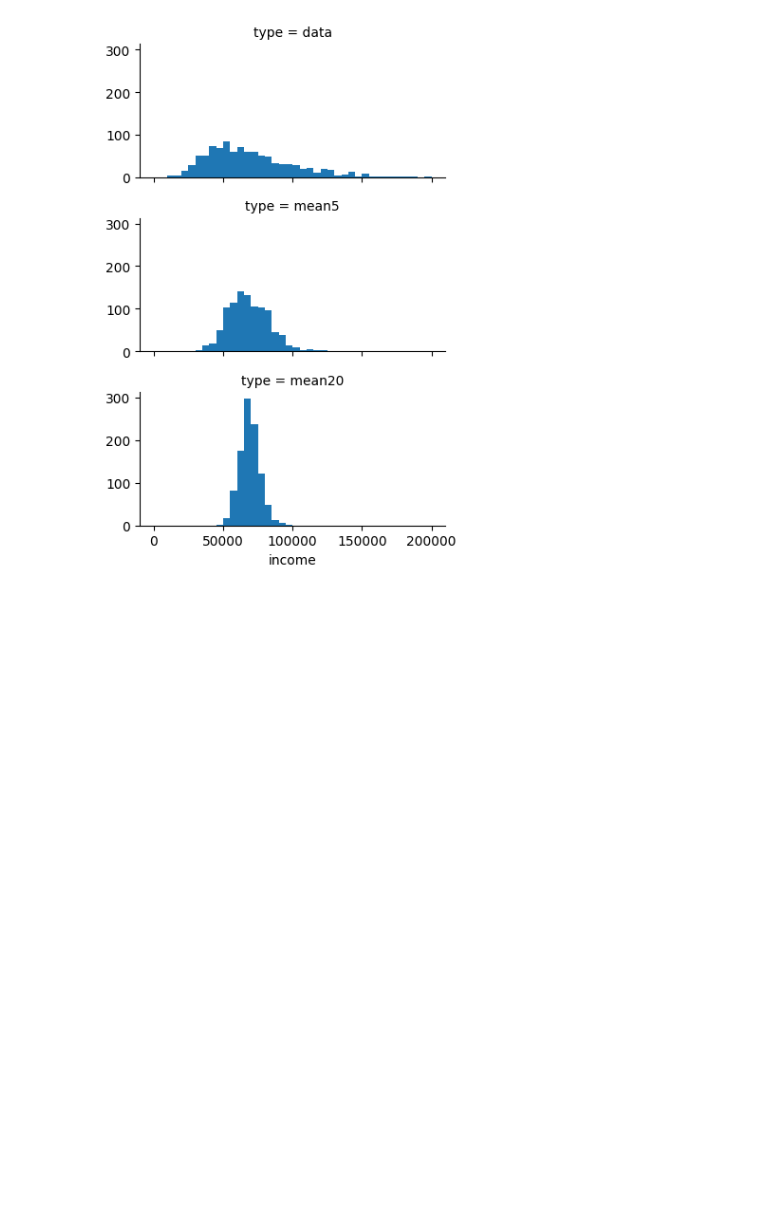
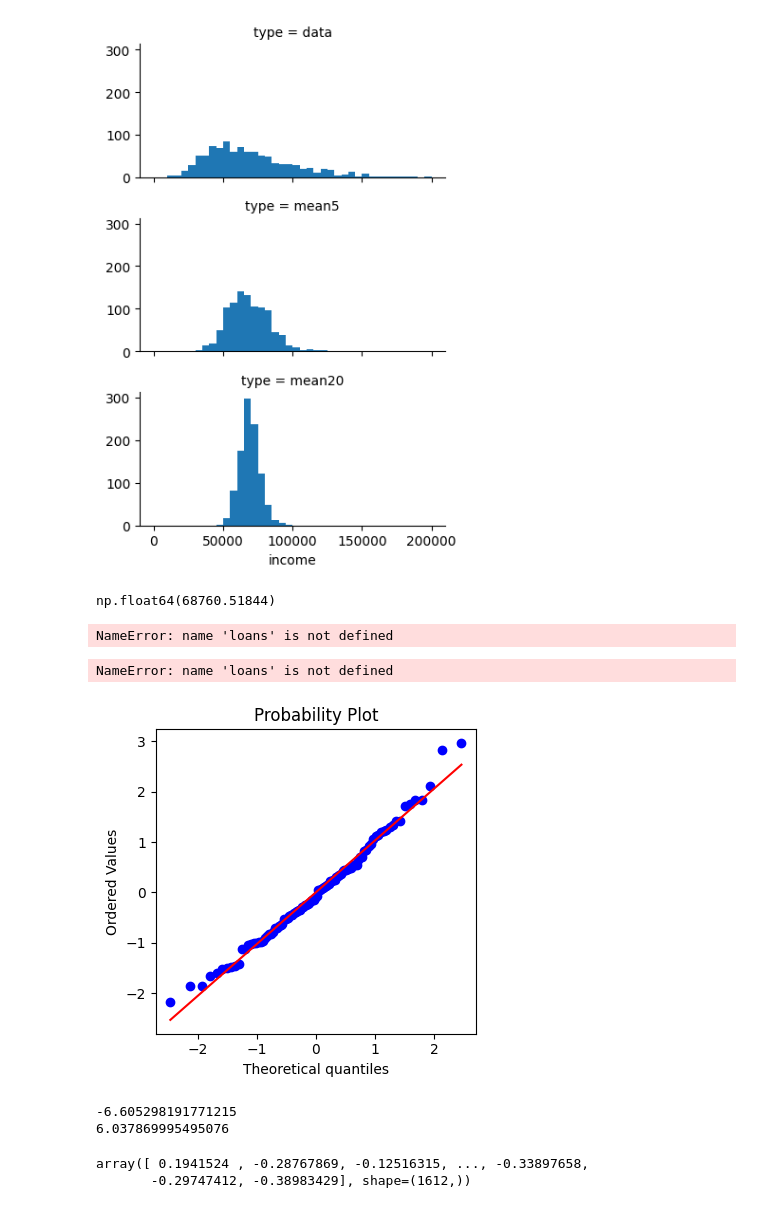
Before and after one commit to NurmukhamedKZ/Data-Projects, a Jupyter notebook: Practical_statistics/Practical_statistics.ipynb, the cells around one changed output. Cells and saved outputs as stored; diff of their text form; code cells hidden in the pictures; blank space fills up the shorter version.

```diff
--- a/Practical_statistics/Practical_statistics.ipynb
+++ b/Practical_statistics/Practical_statistics.ipynb
@@ -335,3 +338,51 @@ plt.tight_layout()
 plt.show()
 # %% [output]
 [figure]
+# %%
+loans.mean()
+# %% [output]
+np.float64(68760.51844)
+# %%
+result = []
+for nrepeat in range(1000):
+    sample = skl.utils.resample(loans)
+    result.append(sample.std())
+
+for i,value in enumerate(result):
+    print(f"{i}: {value}")
+
+pd.Series(result).median()
+# %% [output]
+NameError: name 'loans' is not defined
+# %%
+import random
+result = []
+main_sample = loans.sample(50000)
+indexes = main_sample.index
+for nrepeat in range(100):
+    random_indexes = random.choices(main_sample, k=50000)
+    for i in random_indexes:
+        result.append()
+# %% [output]
+NameError: name 'loans' is not defined
+# %%
+fig, ax = plt.subplots(figsize=(4, 4))
+
+norm_sample = stats.norm.rvs(size=100)
+stats.probplot(norm_sample, plot=ax)
+
+plt.tight_layout()
+plt.show()
+# %% [output]
+[figure, added]
+# %%
+nflx = sp500_px.NFLX
+nflx = np.diff(np.log(nflx[nflx>0]))
+print(min(nflx))
+print(max(nflx))
+nflx
+# %% [output]
+-6.605298191771215
+6.037869995495076
+array([ 0.1941524 , -0.28767869, -0.12516315, ..., -0.33897658,
+       -0.29747412, -0.38983429], shape=(1612,))
```
Also changed, not shown: parts of 3 cells of this notebook, 26 other files.
